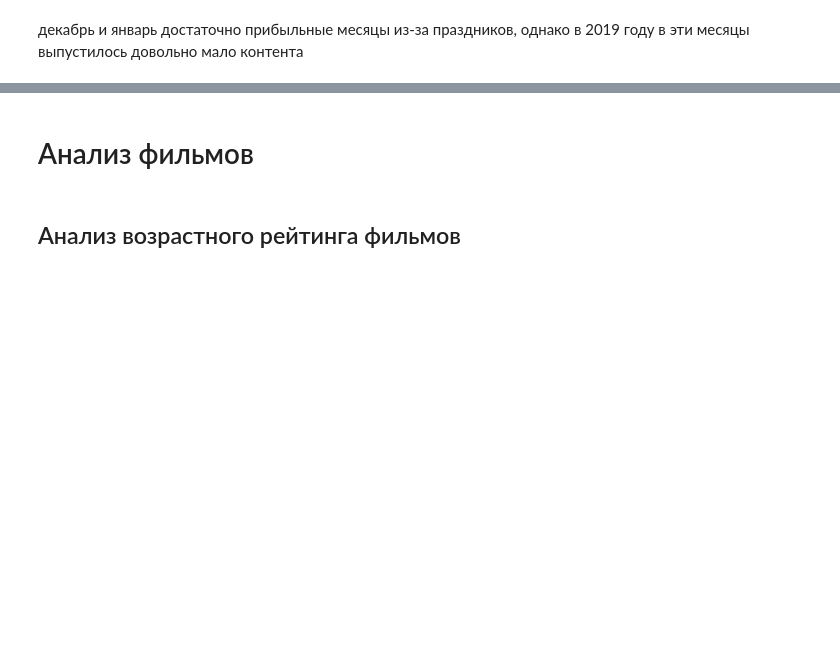
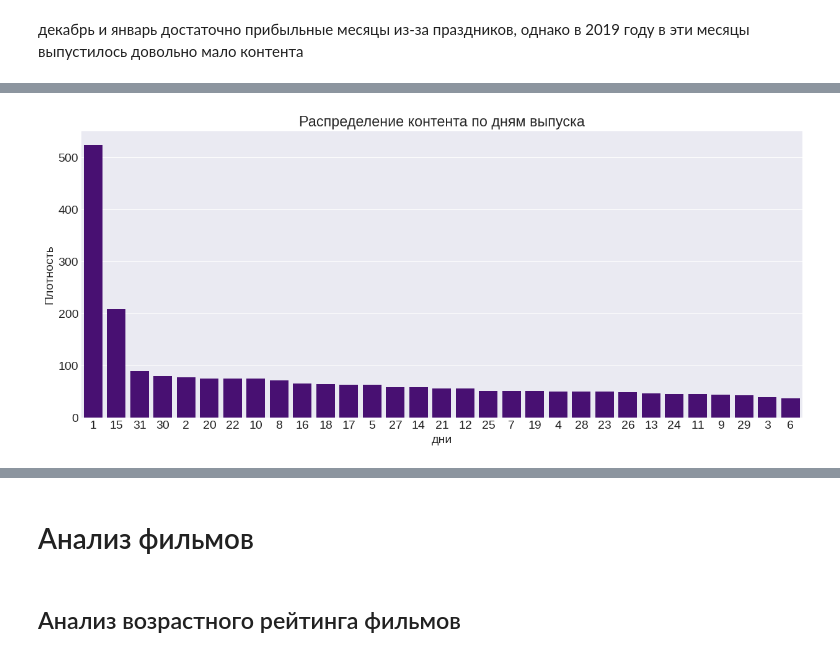
Before and after one commit to AlexaZebra/Coursework, a Jupyter notebook: EDA_Netflix.ipynb, the cells around one changed output, grey strips where cells are left out. Cells and saved outputs as stored; diff of their text form; code cells hidden in the pictures; blank space fills up the shorter version.

```diff
--- a/EDA_Netflix.ipynb
+++ b/EDA_Netflix.ipynb
@@ -207,2 +218,5 @@ plt.show()
 # %% [markdown]
 декабрь и январь достаточно прибыльные месяцы из-за праздников, однако в 2019 году в эти месяцы выпустилось довольно мало контента
+# %%
+df1 = pd.concat([netflix_overall['title'], netflix_date['day'], netflix_date['weekday']], axis=1).dropna()
+df1
@@ -208,0 +237,11 @@ plt.show()
+# %%
+order = df1['day'].value_counts().index
+
+plt.figure(figsize=(15,6))
+sns.countplot(x='day', data=df1, color = 'indigo', order = order)
+plt.title ('Распределение контента по дням выпуска')
+plt.xlabel('дни')
+plt.ylabel('Плотность')
+plt.show()
+# %% [output]
+[figure, added]
```
Also changed, not shown: parts of 11 cells of this notebook.
